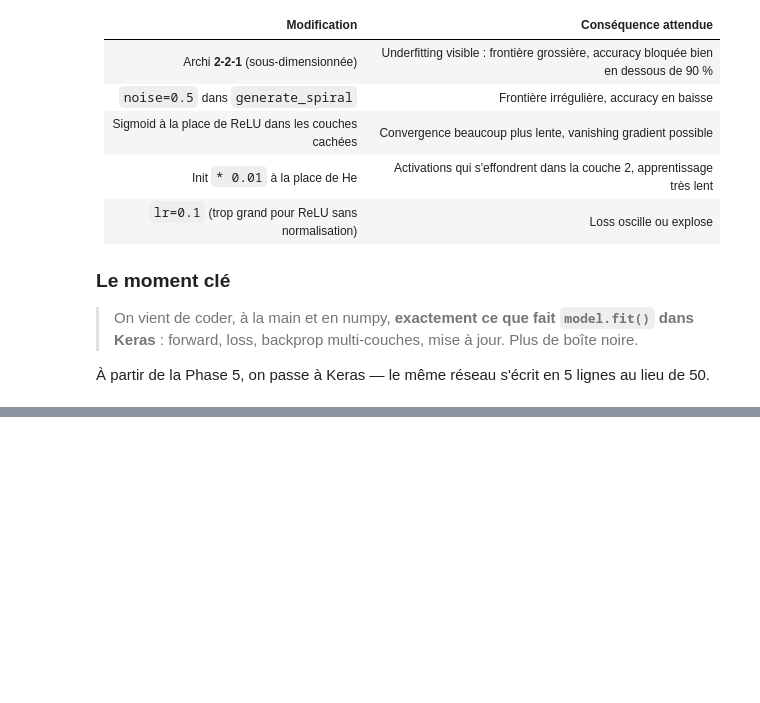
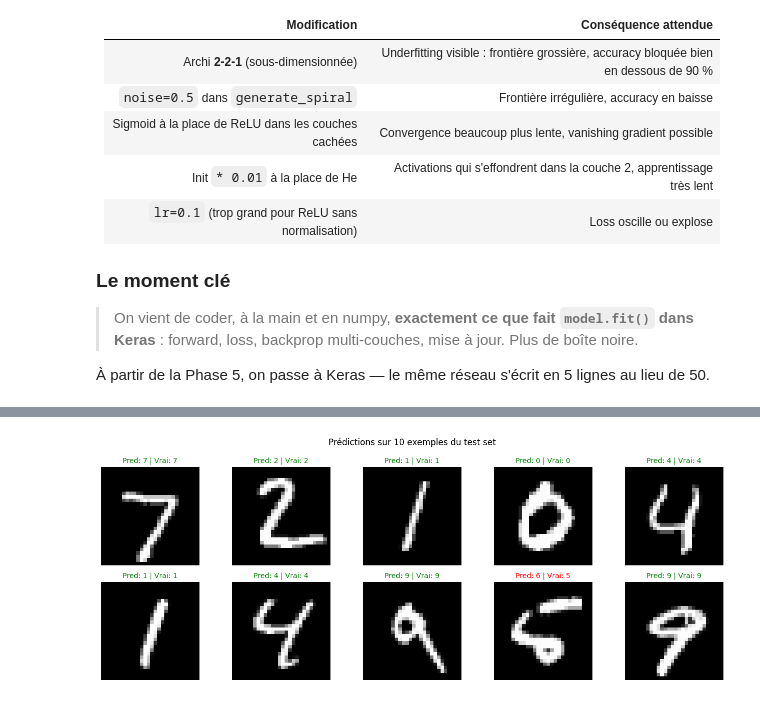
Before and after one commit to Hakim78/deeplearning-j1-pmc-from-scratch-djaalal-hakim, a Jupyter notebook: pmc-from-scratch.ipynb, the cells around one changed output, grey strips where cells are left out. Saved outputs shown, nothing was run; the diff lists cells and outputs as text; code cells hidden in the pictures; blank space fills up the shorter version.

```diff
--- a/pmc-from-scratch.ipynb
+++ b/pmc-from-scratch.ipynb
@@ -542,0 +703,18 @@ plt.show()
+# %%
+# ---- Quelques prédictions sur le test set ----
+y_pred_proba = model.predict(X_test[:10], verbose=0)
+y_pred_class = y_pred_proba.argmax(axis=1)
+
+fig, axes = plt.subplots(2, 5, figsize=(13, 5))
+for i, ax in enumerate(axes.flat):
+    ax.imshow(X_test[i].reshape(28, 28), cmap='gray')
+    correct = y_pred_class[i] == y_test[i]
+    color = 'green' if correct else 'red'
+    ax.set_title(f"Pred: {y_pred_class[i]} | Vrai: {y_test[i]}",
+                 color=color, fontsize=10)
+    ax.axis('off')
+plt.suptitle("Prédictions sur 10 exemples du test set")
+plt.tight_layout()
+plt.show()
+# %% [output]
+[figure, added]
```
Also changed, not shown: parts of 5 cells of this notebook.
